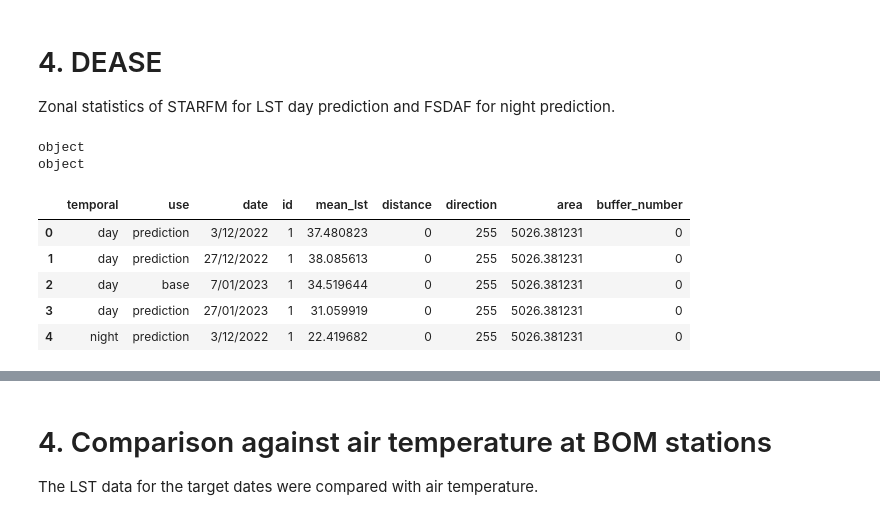
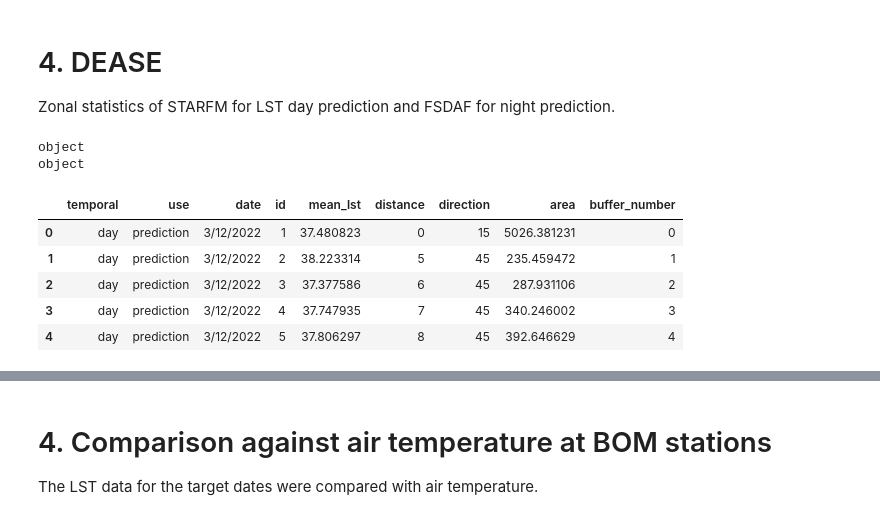
Before and after one commit to percyyvon-r/PhD-chapter2-data-fusion-full-diurnal-lst, a Jupyter notebook: notebook/fused_lst_temporalStability_spatialPatternConsistency.ipynb, the cells around one changed output, grey strips where cells are left out. Drawn from its saved outputs; the diff is of its cells as text; code cells hidden in the pictures.

```diff
--- a/notebook/fused_lst_temporalStability_spatialPatternConsistency.ipynb
+++ b/notebook/fused_lst_temporalStability_spatialPatternConsistency.ipynb
@@ -181,37 +181,37 @@ dease_centre_315["direction"] = 315
 
 dease_centre_345 = dease_centre.copy()
 dease_centre_345["direction"] = 345
 
 dease_centre_45 = dease_centre.copy()
 dease_centre_45["direction"] = 45
 
 dease_centre_75 = dease_centre.copy()
 dease_centre_75["direction"] = 75
 
 # Concatenate all centre rows
 dease_centre_all = pd.concat([
     dease_centre_255,
     dease_centre_285,
     dease_centre_315,
     dease_centre_345,
     dease_centre_45,
     dease_centre_75
 ], ignore_index=True)
 
 # Combine with the original DEASE dataset
 dease_all_df_metadata = pd.concat([dease_all_df_metadata, dease_centre_all], ignore_index=True)
 
 # Save merged CSV
-out_csv = os.path.join(dease_csv_folder, "dease_all_dates.csv")
+out_csv = r"C:\Users\percy\Documents\studies\visual_studio_code\PhD-chapter2-data-fusion-full-diurnal-lst\output\csv\dease_all_dates.csv"
 dease_all_df_metadata.to_csv(out_csv, index=False)
 
-dease_centre_all.head()
+dease_all_df_metadata.head()
 # %% [output]
 object
 object
 |  | temporal | use | date | id | mean_lst | distance | direction | area | buffer_number |
-| 0 | day | prediction | 3/12/2022 | 1 | 37.480823 | 0 | 255 | 5026.381231 | 0 |
-| 1 | day | prediction | 27/12/2022 | 1 | 38.085613 | 0 | 255 | 5026.381231 | 0 |
-| 2 | day | base | 7/01/2023 | 1 | 34.519644 | 0 | 255 | 5026.381231 | 0 |
-| 3 | day | prediction | 27/01/2023 | 1 | 31.059919 | 0 | 255 | 5026.381231 | 0 |
-| 4 | night | prediction | 3/12/2022 | 1 | 22.419682 | 0 | 255 | 5026.381231 | 0 |
+| 0 | day | prediction | 3/12/2022 | 1 | 37.480823 | 0 | 15 | 5026.381231 | 0 |
+| 1 | day | prediction | 3/12/2022 | 2 | 38.223314 | 5 | 45 | 235.459472 | 1 |
+| 2 | day | prediction | 3/12/2022 | 3 | 37.377586 | 6 | 45 | 287.931106 | 2 |
+| 3 | day | prediction | 3/12/2022 | 4 | 37.747935 | 7 | 45 | 340.246002 | 3 |
+| 4 | day | prediction | 3/12/2022 | 5 | 37.806297 | 8 | 45 | 392.646629 | 4 |
```
Also changed, not shown: parts of 2 cells of this notebook, 8 other files.
